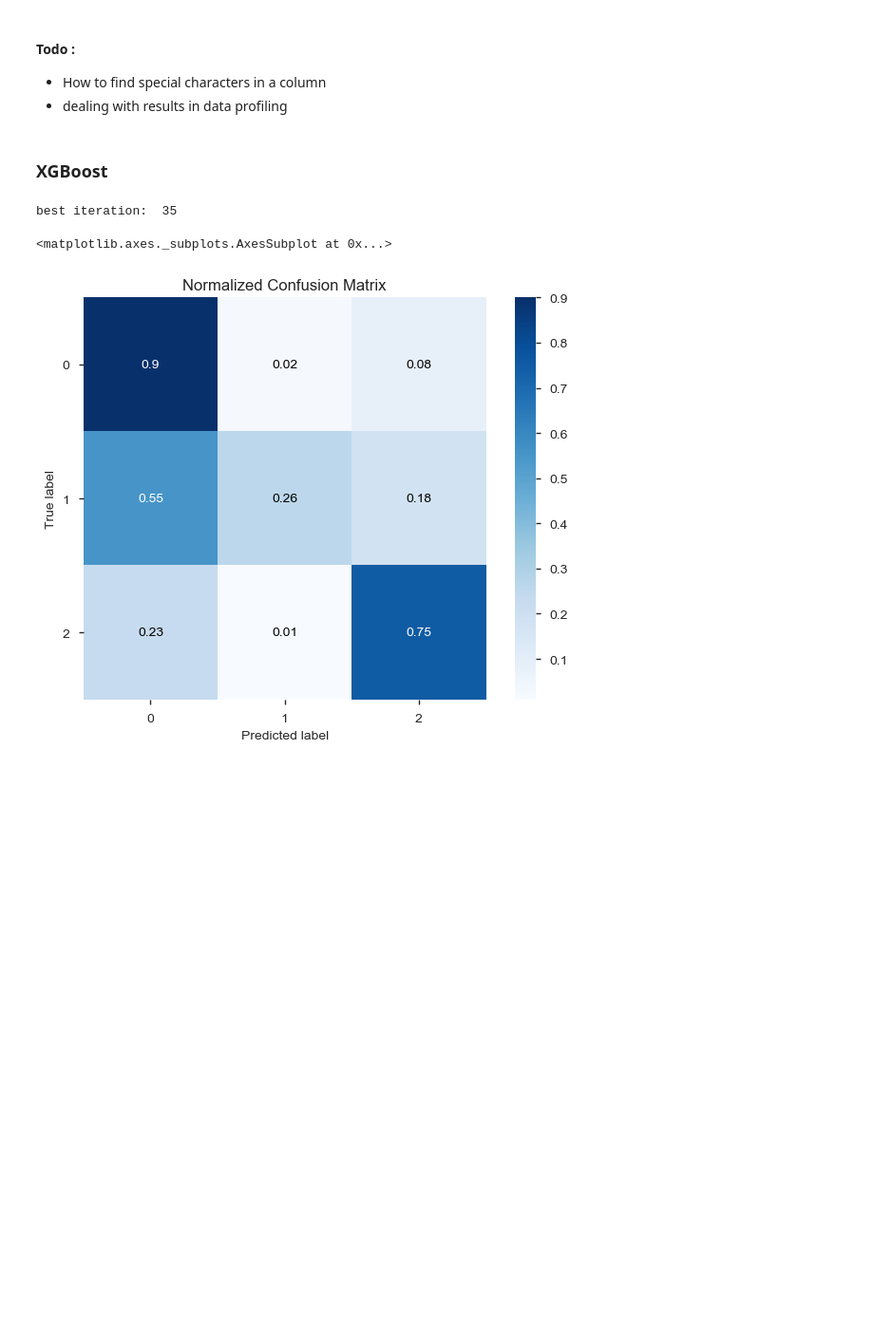
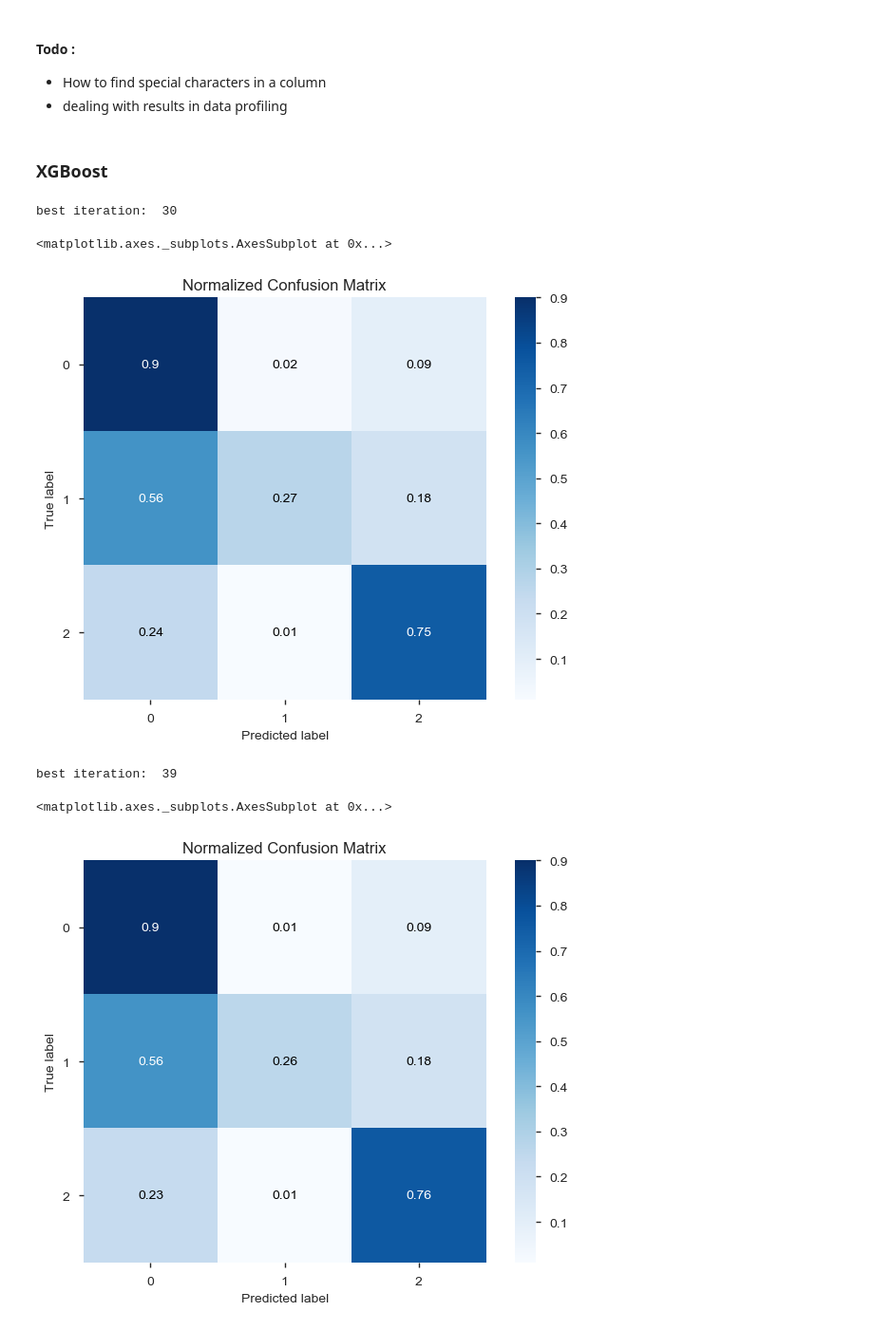
Before and after one commit to omidbadr/Data_Mining_the_Water_Table, a Jupyter notebook: Pump_DrivenData.ipynb, the cells around one changed output. Shown at 95% size. Saved outputs shown, nothing was run; the diff lists cells and outputs as text; code cells hidden in the pictures; blank space fills up the shorter version.

```diff
--- a/Pump_DrivenData.ipynb
+++ b/Pump_DrivenData.ipynb
@@ -693,3 +706,47 @@ def plot_roc():
+# %%
+## xgboost
+x_columns = data_train_modeling.drop(['status_group'], axis=1).columns
+
+import xgboost as xgb
+from sklearn.metrics import classification_report
+
+dtrainn = xgb.DMatrix(x_train, y_train, feature_names=x_columns)
+dvalidd = xgb.DMatrix(x_test, y_test, feature_names=x_columns)
+
+results_dict = {}
+
+xgb_params = {
+     'max_depth': 12,
+     'min_child_weight':7,
+#     'colsample_bytree': 0.2,  if we want a high precision score (low FN value)
+        'reg_alpha': 0.01,
+    'objective': 'multi:softmax',
+    'num_class': 3,
+    'random_state': seed,
+    'eval_metric': 'mlogloss', # auc, error, mlogloss, https://xgboost.readthedocs.io/en/latest/parameter.html
+#     'tree_method': 'hist',
+#     'grow_policy': 'lossguide' ,# depthwise, lossguide
+    'class_weight': 'balanced'
+}
+
+xgb_test = xgb.train(xgb_params, dtrainn, num_boost_round=1000,
+                     verbose_eval=False,
+                     early_stopping_rounds=4,
+                     evals=[(dtrainn,'train'),(dvalidd,'test')],
+                     evals_result = results_dict,
+#                      feval = recall, maximize=True
+#                      feval = roc_auc, maximize=True
+                    )
+
+y_pred = xgb_test.predict(dvalidd, ntree_limit=xgb_test.best_iteration+1)
+y_true = y_test
+print( 'best iteration: ', xgb_test.best_iteration )
+import scikitplot.plotters as skplt
+skplt.plot_confusion_matrix(y_test, y_pred, normalize=True)
+# %% [output]
+best iteration:  30
+<matplotlib.axes._subplots.AxesSubplot at 0x...>
+[figure, added]
 # %%
 ## xgboost
 x_columns = data_train_modeling.drop(['status_group'], axis=1).columns
@@ -704,15 +761,15 @@ results_dict = {}
 
 xgb_params = {
      'max_depth': 12,
-     'min_child_weight':7,
+     'min_child_weight':10,
 #     'colsample_bytree': 0.2,  if we want a high precision score (low FN value)
         'reg_alpha': 0.01,
     'objective': 'multi:softmax',
     'num_class': 3,
     'random_state': seed,
-    'eval_metric': 'merror', # auc, error, mlogloss, https://xgboost.readthedocs.io/en/latest/parameter.html
-#     'tree_method': 'hist'
-#     'grow_policy': 'lossguide' # depthwise, lossguide
+    'eval_metric': 'mlogloss', # auc, error, mlogloss, https://xgboost.readthedocs.io/en/latest/parameter.html
+#     'tree_method': 'hist',
+#     'grow_policy': 'lossguide' ,# depthwise, lossguide
     'class_weight': 'balanced'
 }
 
@@ -729,7 +786,7 @@ y_pred = xgb_test.predict(dvalidd, ntree_limit=xgb_test.best_iteration+1)
 y_true = y_test
 print( 'best iteration: ', xgb_test.best_iteration )
 # %% [output]
-best iteration:  35
+best iteration:  39
 # %%
 import scikitplot.plotters as skplt
 skplt.plot_confusion_matrix(y_test, y_pred, normalize=True)
```
Also changed, not shown: parts of 13 cells of this notebook.
